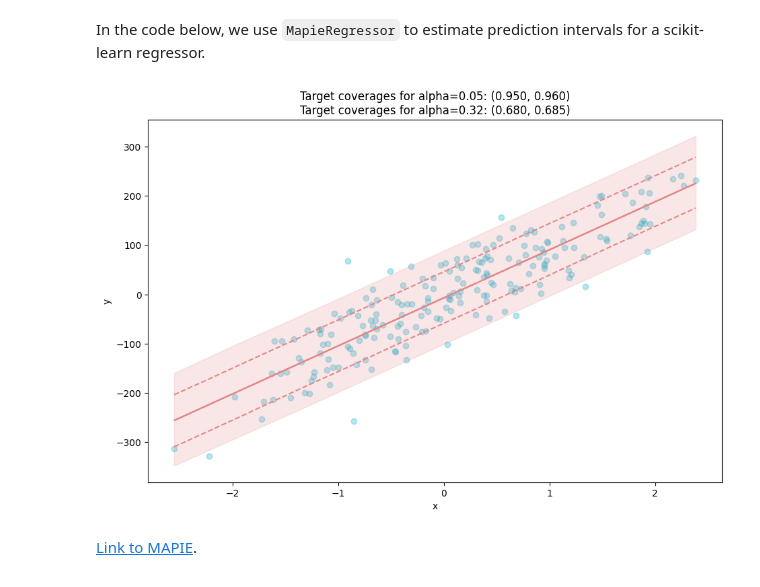
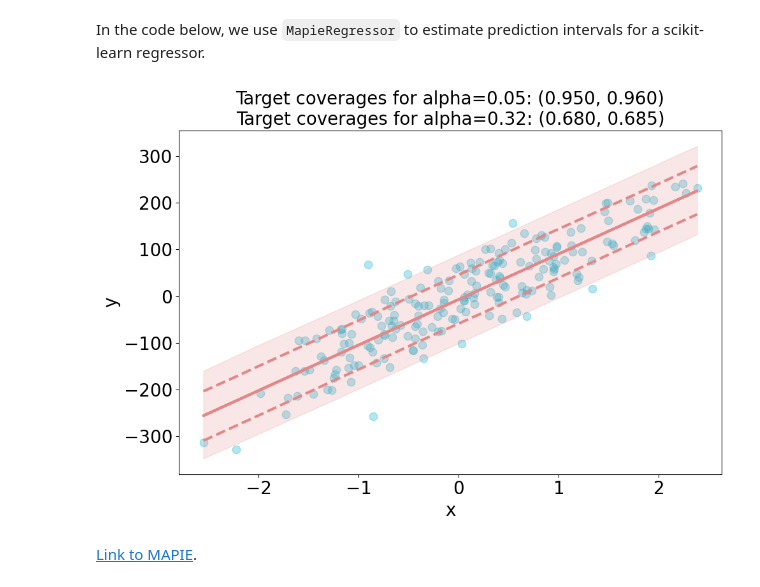
Before and after one commit to khuyentran1401/Efficient_Python_tricks_and_tools_for_data_scientists, a Jupyter notebook: Chapter5/machine_learning.ipynb, the cells around one changed output. Drawn from its saved outputs; the diff is of its cells as text; code cells hidden in the pictures.

```diff
--- a/Chapter5/machine_learning.ipynb
+++ b/Chapter5/machine_learning.ipynb
@@ -571,33 +571,36 @@ coverage_scores = [
 # %%
 # Plot the estimated prediction intervals
 
 from matplotlib import pyplot as plt
 import numpy as np
 
 plt.figure(figsize=(11, 7))
-plt.xlabel("x")
-plt.ylabel("y")
-plt.scatter(X, y, alpha=0.3, c='#06B1CF')
-plt.plot(X, y_pred, color="#E48789")
+plt.xlabel("x", fontsize=20)
+plt.ylabel("y", fontsize=20)
+plt.xticks(fontsize=20)
+plt.yticks(fontsize=20)
+plt.scatter(X, y, alpha=0.3, c='#06B1CF', s=80)
+plt.plot(X, y_pred, color="#E48789", linewidth=3)
 order = np.argsort(X[:, 0])
-plt.plot(X[order], y_pis[order][:, 0, 1], color="#E48789", ls="--")
-plt.plot(X[order], y_pis[order][:, 1, 1], color="#E48789", ls="--")
+plt.plot(X[order], y_pis[order][:, 0, 1], color="#E48789", ls="--", linewidth=3)
+plt.plot(X[order], y_pis[order][:, 1, 1], color="#E48789", ls="--", linewidth=3)
 plt.fill_between(
     X[order].ravel(),
     y_pis[order][:, 0, 0].ravel(),
     y_pis[order][:, 1, 0].ravel(),
     alpha=0.2,
     color="#E48789"
 )
 plt.title(
     f"Target coverages for "
     f"alpha={alpha[0]:.2f}: ({1-alpha[0]:.3f}, {coverage_scores[0]:.3f})\n"
     f"Target coverages for "
-    f"alpha={alpha[1]:.2f}: ({1-alpha[1]:.3f}, {coverage_scores[1]:.3f})"
+    f"alpha={alpha[1]:.2f}: ({1-alpha[1]:.3f}, {coverage_scores[1]:.3f})",
+    fontsize=20,
 )
 plt.show()
 # %% [output]
-[figure, old version]
+[figure, new version]
 # %% [markdown]
 [Link to MAPIE](https://github.com/scikit-learn-contrib/MAPIE).
 # %% [markdown]
```
Also changed, not shown: 7 other files.
